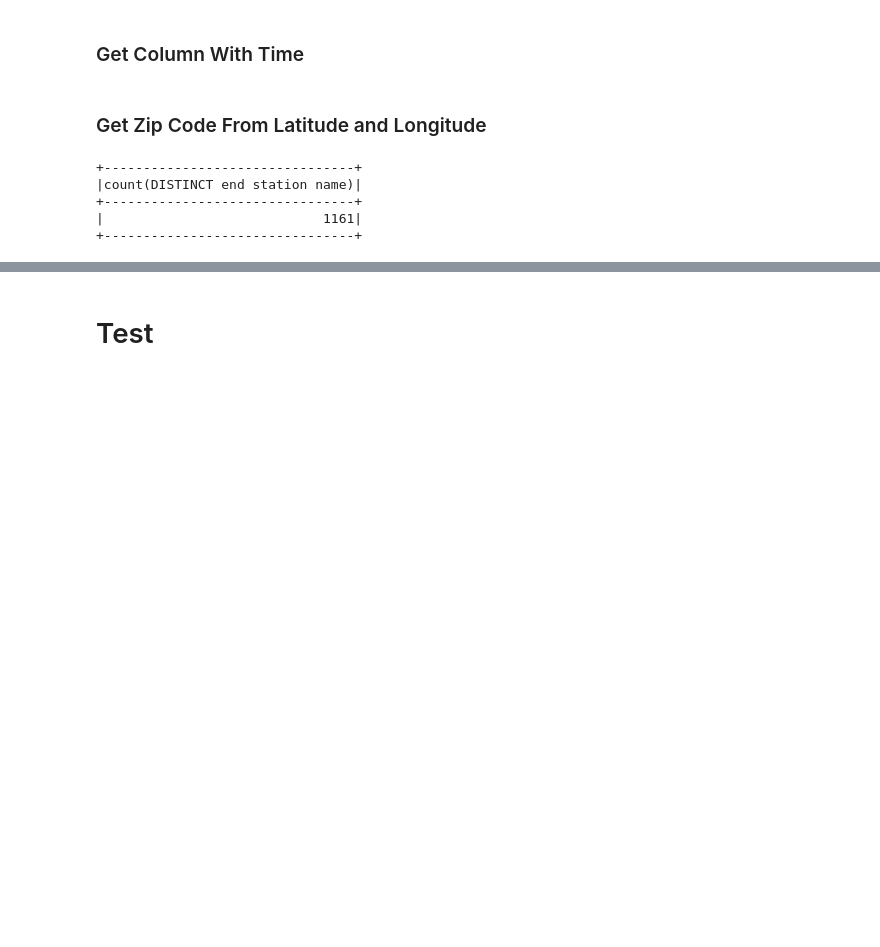
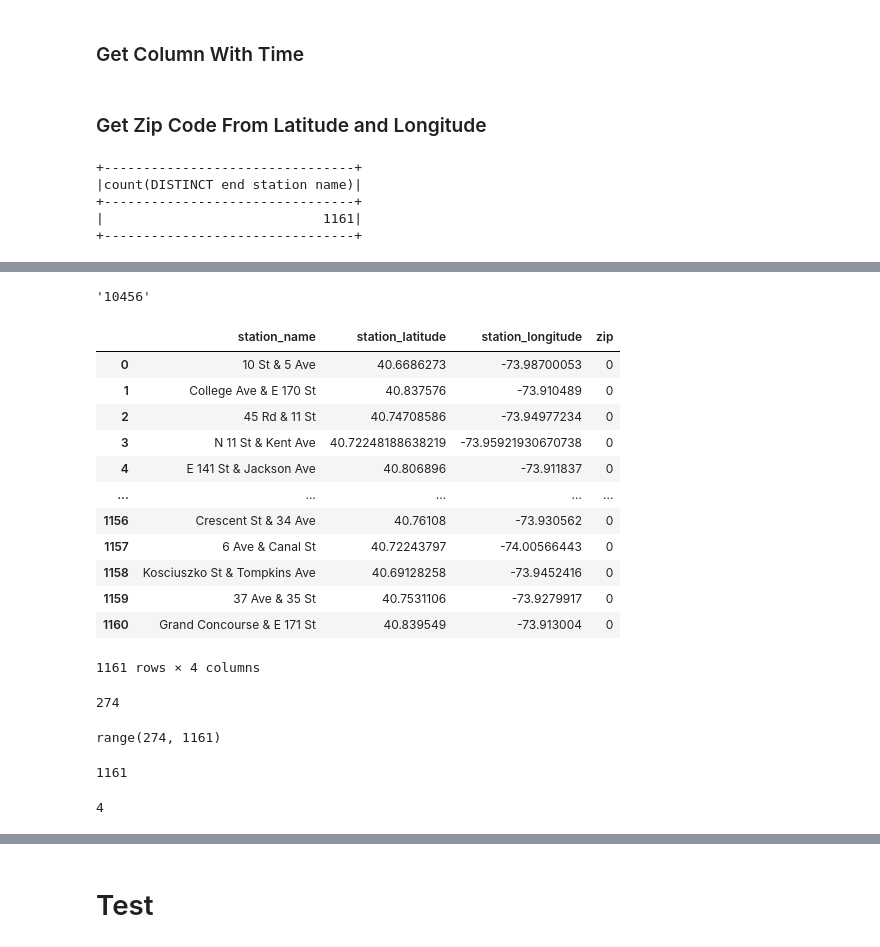
Before and after one commit to jcanque777/covid_citibike, a Jupyter notebook: citibike_data.ipynb, the cells around one changed output, grey strips where cells are left out. Cells and saved outputs as stored; diff of their text form; code cells hidden in the pictures; blank space fills up the shorter version.

```diff
--- a/citibike_data.ipynb
+++ b/citibike_data.ipynb
@@ -240,0 +224,9 @@ Column<b'end station name'>
+# %%
+# reset index to manipulate data by column name
+station_table.reset_index(inplace=True)
+# %%
+# drop old index column
+station_table.drop(columns="index", inplace=True)
+# %%
+# crate column named zip
+station_table["zip"]=0
@@ -240,0 +266,24 @@ Column<b'end station name'>
+# %%
+location.raw['address']['postcode']
+# %% [output]
+'10456'
+# %%
+station_table
+# %% [output]
+|  | station_name | station_latitude | station_longitude | zip |
+| 0 | 10 St & 5 Ave | 40.6686273 | -73.98700053 | 0 |
+| 1 | College Ave & E 170 St | 40.837576 | -73.910489 | 0 |
+| 2 | 45 Rd & 11 St | 40.74708586 | -73.94977234 | 0 |
+| 3 | N 11 St & Kent Ave | 40.72248188638219 | -73.95921930670738 | 0 |
+| 4 | E 141 St & Jackson Ave | 40.806896 | -73.911837 | 0 |
+| ... | ... | ... | ... | ... |
+| 1156 | Crescent St & 34 Ave | 40.76108 | -73.930562 | 0 |
+| 1157 | 6 Ave & Canal St | 40.72243797 | -74.00566443 | 0 |
+| 1158 | Kosciuszko St & Tompkins Ave | 40.69128258 | -73.9452416 | 0 |
+| 1159 | 37 Ave & 35 St | 40.7531106 | -73.9279917 | 0 |
+| 1160 | Grand Concourse & E 171 St | 40.839549 | -73.913004 | 0 |
+1161 rows × 4 columns
+# %%
+len(stations_list_with_zip)
+# %% [output]
+274
@@ -240,0 +293,12 @@ Column<b'end station name'>
+# %%
+range(len(station_table))[274:]
+# %% [output]
+range(274, 1161)
+# %%
+len(stations_list_with_zip)
+# %% [output]
+1161
+# %%
+len(stations_list_with_address)
+# %% [output]
+4
```
Also changed, not shown: parts of 49 cells of this notebook.
